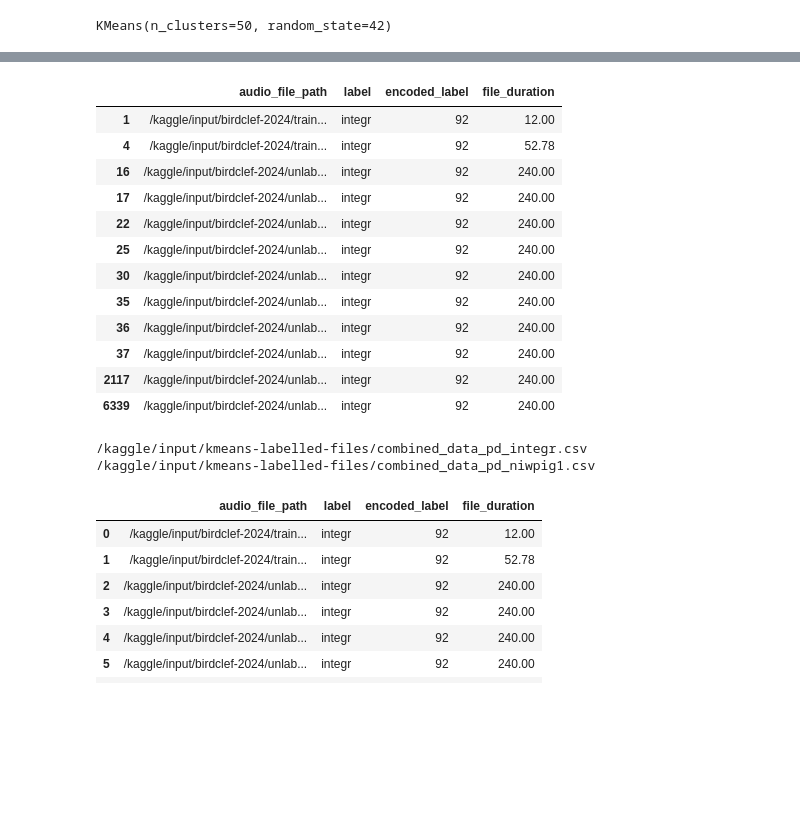
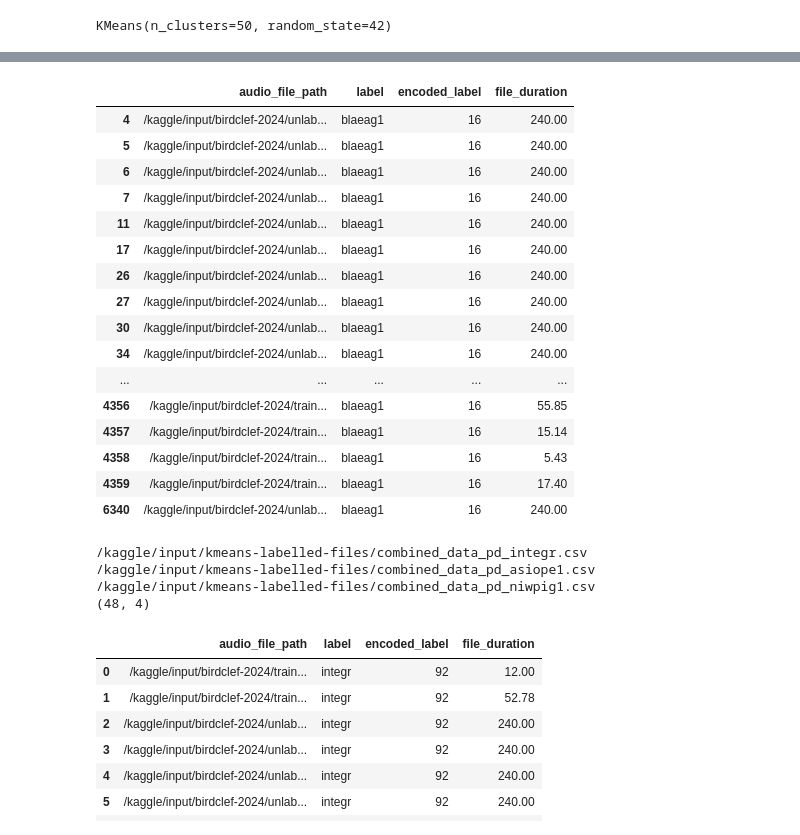
Before and after one commit to sumaniitm/BirdCLEF-2024-kaggle, a Jupyter notebook: labelling-using-kmeans.ipynb, the cells around one changed output, grey strips where cells are left out. Drawn from its saved outputs; the diff is of its cells as text; code cells hidden in the pictures; blank space fills up the shorter version.

Commit message:
Kaggle Notebook | labelling-using-kmeans | Version 4

```diff
--- a/labelling-using-kmeans.ipynb
+++ b/labelling-using-kmeans.ipynb
@@ -132,4 +266,4 @@ shape: (182, 2)
 # %%
-combined_data = dd.sql("select * from annotated_data where label = 'integr' union select * from unannotated_data").pl()
+combined_data = dd.sql("select * from annotated_data where label = 'blaeag1' union select * from unannotated_data").pl()
 combined_data.shape
 # %% [output]
@@ -332,5 +462,5 @@ features_df['label'] = np.where(features_df['cluster'].isin(list_of_clusters), 9
 # %%
-final_list_of_files = dd.sql("select distinct file_path from features_df where label = 92 ").pl().to_series().to_list()
+final_list_of_files = dd.sql("select distinct file_path from features_df where label = 16 ").pl().to_series().to_list()
 
 print(final_list_of_files)
 # %% [output]
@@ -338,23 +484,27 @@ print(final_list_of_files)
 # %%
 combined_data_pd['label'] = \
-np.where(combined_data_pd['audio_file_path'].isin(final_list_of_files), 'integr', combined_data_pd['label'])
+np.where(combined_data_pd['audio_file_path'].isin(final_list_of_files), 'blaeag1', combined_data_pd['label'])
 
 combined_data_pd['encoded_label'] = \
-np.where(combined_data_pd['audio_file_path'].isin(final_list_of_files), 92, combined_data_pd['encoded_label'])
+np.where(combined_data_pd['audio_file_path'].isin(final_list_of_files), 16, combined_data_pd['encoded_label'])
 
 combined_data_pd[combined_data_pd['audio_file_path'].isin(final_list_of_files)]
 # %% [output]
 |  | audio_file_path | label | encoded_label | file_duration |
-| 1 | /kaggle/input/birdclef-2024/train... | integr | 92 | 12.00 |
-| 4 | /kaggle/input/birdclef-2024/train... | integr | 92 | 52.78 |
-| 16 | /kaggle/input/birdclef-2024/unlab... | integr | 92 | 240.00 |
-| 17 | /kaggle/input/birdclef-2024/unlab... | integr | 92 | 240.00 |
-| 22 | /kaggle/input/birdclef-2024/unlab... | integr | 92 | 240.00 |
-| 25 | /kaggle/input/birdclef-2024/unlab... | integr | 92 | 240.00 |
-| 30 | /kaggle/input/birdclef-2024/unlab... | integr | 92 | 240.00 |
-| 35 | /kaggle/input/birdclef-2024/unlab... | integr | 92 | 240.00 |
-| 36 | /kaggle/input/birdclef-2024/unlab... | integr | 92 | 240.00 |
-| 37 | /kaggle/input/birdclef-2024/unlab... | integr | 92 | 240.00 |
-| 2117 | /kaggle/input/birdclef-2024/unlab... | integr | 92 | 240.00 |
-| 6339 | /kaggle/input/birdclef-2024/unlab... | integr | 92 | 240.00 |
+| 4 | /kaggle/input/birdclef-2024/unlab... | blaeag1 | 16 | 240.00 |
+| 5 | /kaggle/input/birdclef-2024/unlab... | blaeag1 | 16 | 240.00 |
+| 6 | /kaggle/input/birdclef-2024/unlab... | blaeag1 | 16 | 240.00 |
+| 7 | /kaggle/input/birdclef-2024/unlab... | blaeag1 | 16 | 240.00 |
+| 11 | /kaggle/input/birdclef-2024/unlab... | blaeag1 | 16 | 240.00 |
+| 17 | /kaggle/input/birdclef-2024/unlab... | blaeag1 | 16 | 240.00 |
+| 26 | /kaggle/input/birdclef-2024/unlab... | blaeag1 | 16 | 240.00 |
+| 27 | /kaggle/input/birdclef-2024/unlab... | blaeag1 | 16 | 240.00 |
+| 30 | /kaggle/input/birdclef-2024/unlab... | blaeag1 | 16 | 240.00 |
+| 34 | /kaggle/input/birdclef-2024/unlab... | blaeag1 | 16 | 240.00 |
+| ... | ... | ... | ... | ... |
+| 4356 | /kaggle/input/birdclef-2024/train... | blaeag1 | 16 | 55.85 |
+| 4357 | /kaggle/input/birdclef-2024/train... | blaeag1 | 16 | 15.14 |
+| 4358 | /kaggle/input/birdclef-2024/train... | blaeag1 | 16 | 5.43 |
+| 4359 | /kaggle/input/birdclef-2024/train... | blaeag1 | 16 | 17.40 |
+| 6340 | /kaggle/input/birdclef-2024/unlab... | blaeag1 | 16 | 240.00 |
 # %%
@@ -364,7 +514,4 @@ combined_data_pd_integr.to_csv('combined_data_pd_integr.csv', index=False)
 # %%
-#import glob
-#import os
-
 li = []
 
 path = '/kaggle/input/kmeans-labelled-files'
@@ -377,9 +524,12 @@ for label in os.listdir(path):
     li.append(df)
 
 frame = pd.concat(li, axis=0, ignore_index=True)
+print(frame.shape)
 # %% [output]
 /kaggle/input/kmeans-labelled-files/combined_data_pd_integr.csv
+/kaggle/input/kmeans-labelled-files/combined_data_pd_asiope1.csv
 /kaggle/input/kmeans-labelled-files/combined_data_pd_niwpig1.csv
+(48, 4)
 # %%
 frame.head(10)
 # %% [output]
```
Also changed, not shown: parts of 18 cells of this notebook.
